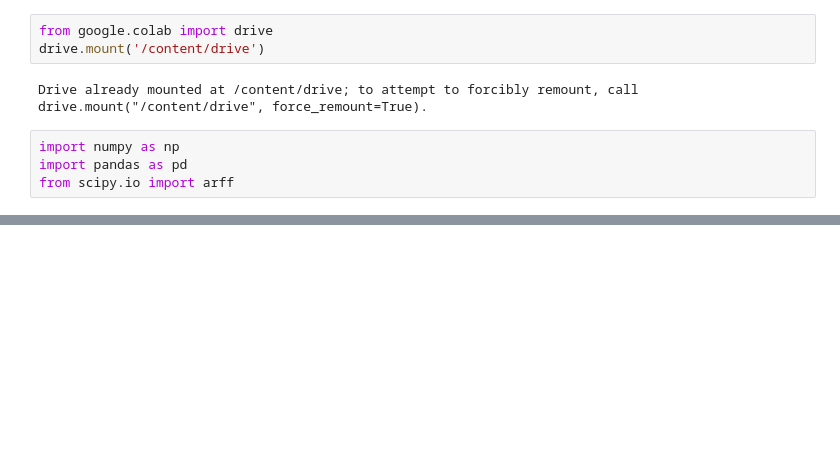
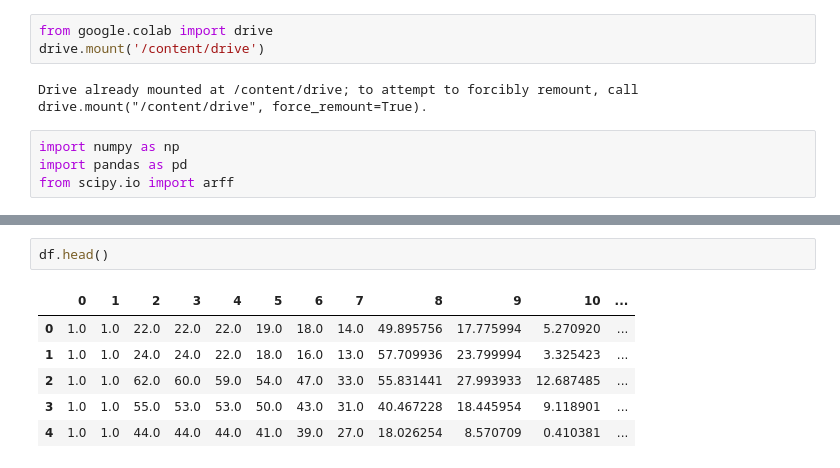
Before and after one commit to Amelia039/datamining, a Jupyter notebook: _sources/imageprocessing.ipynb, the cells around one changed output, grey strips where cells are left out. Cells and saved outputs as stored; diff of their text form; blank space fills up the shorter version.

```diff
--- a/_sources/imageprocessing.ipynb
+++ b/_sources/imageprocessing.ipynb
@@ -15,0 +17,9 @@ FileNotFoundError: ignored
+# %%
+df.head()
+# %% [output]
+|  | 0 | 1 | 2 | 3 | 4 | 5 | 6 | 7 | 8 | 9 | 10 | ... |
+| 0 | 1.0 | 1.0 | 22.0 | 22.0 | 22.0 | 19.0 | 18.0 | 14.0 | 49.895756 | 17.775994 | 5.270920 | ... |
+| 1 | 1.0 | 1.0 | 24.0 | 24.0 | 22.0 | 18.0 | 16.0 | 13.0 | 57.709936 | 23.799994 | 3.325423 | ... |
+| 2 | 1.0 | 1.0 | 62.0 | 60.0 | 59.0 | 54.0 | 47.0 | 33.0 | 55.831441 | 27.993933 | 12.687485 | ... |
+| 3 | 1.0 | 1.0 | 55.0 | 53.0 | 53.0 | 50.0 | 43.0 | 31.0 | 40.467228 | 18.445954 | 9.118901 | ... |
+| 4 | 1.0 | 1.0 | 44.0 | 44.0 | 44.0 | 41.0 | 39.0 | 27.0 | 18.026254 | 8.570709 | 0.410381 | ... |
```
Also changed, not shown: parts of 21 cells of this notebook, 3 other files.
